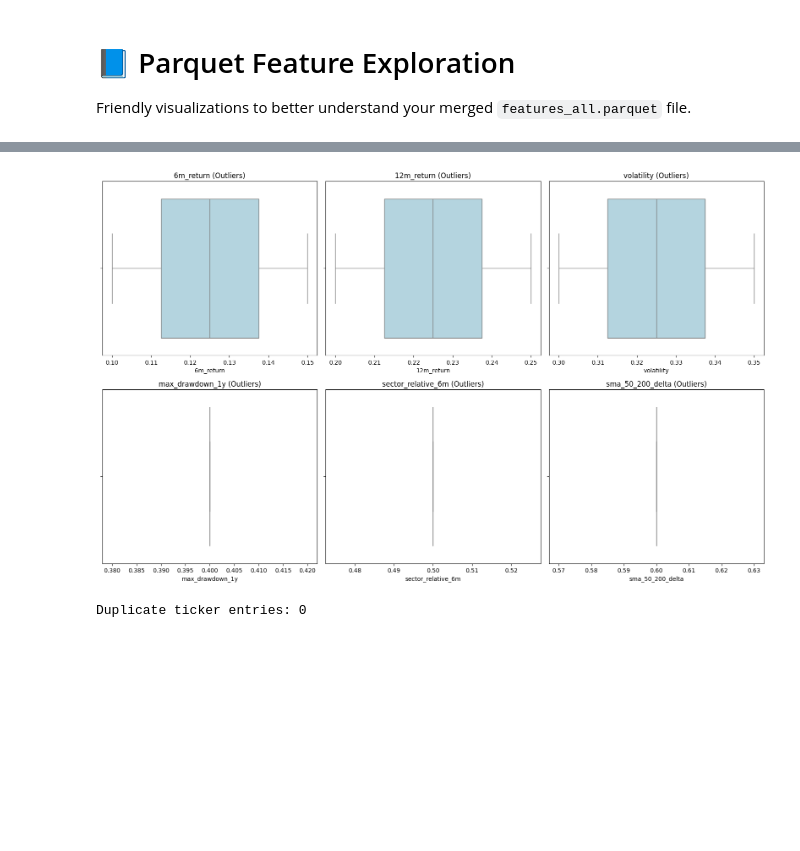
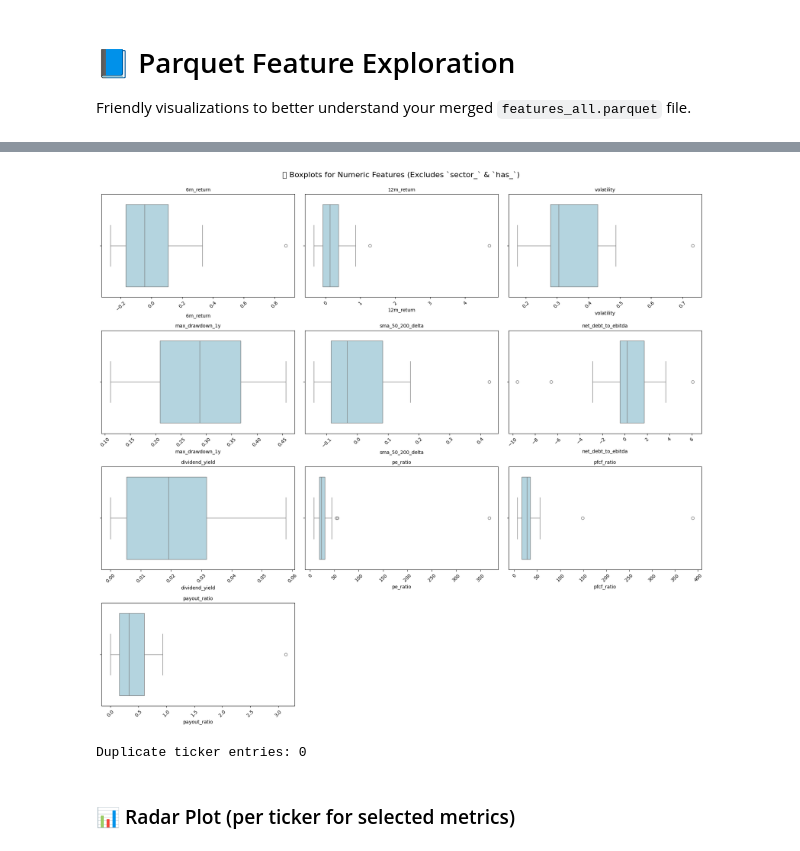
Before and after one commit to IMGitH/dvmax, a Jupyter notebook: explore_parquet.ipynb, the cells around one changed output, grey strips where cells are left out. Drawn from its saved outputs; the diff is of its cells as text; code cells hidden in the pictures; blank space fills up the shorter version.

```diff
--- a/explore_parquet.ipynb
+++ b/explore_parquet.ipynb
@@ -6,10 +6,12 @@ Friendly visualizations to better understand your merged `features_all.parquet`
 import polars as pl
 import matplotlib.pyplot as plt
 import seaborn as sns
+import numpy as np
+
 
 # 📁 Load the merged Parquet
-# parquet_path = "features_all.parquet"
-parquet_path = "/tmp/pytest-of-codespace/pytest-8/test_generate_feature_parquets0/features_parquet/features_all.parquet"
+parquet_path = "features_parquet/22-05-2025/features_all.parquet"
+# parquet_path = "/tmp/pytest-of-codespace/pytest-8/test_generate_feature_parquets0/features_parquet/features_all.parquet"
 df = pl.read_parquet(parquet_path)
 
 # 🔁 Convert to pandas for viz (optional)
@@ -25,3 +30,9 @@ pdf.head()
 # %%
-print(pdf[["ticker", "6m_return", "12m_return", "volatility", "dividend_yield"]])
+group_size = 2
+all_columns = [col for col in pdf.columns if col != "ticker"]
+
+for i in range(0, len(all_columns), group_size):
+    cols_to_print = ["ticker"] + all_columns[i:i + group_size]
+    print(pdf[cols_to_print])
+    print("-" * 60)
 # %% [output]
@@ -103,16 +150,33 @@ plt.show()
 # %%
-# 🚨 Outlier detection (simple boxplots)
-numeric_cols = pdf.select_dtypes(include="number").columns[:6]  # limit to first 6 for readability
+# Step 1: Filter numeric columns
+pdf_numeric = pdf.select_dtypes(include="number")
 
-plt.figure(figsize=(16, 10))
+# Step 2: Drop sector_ and has_ columns
+pdf_numeric = pdf_numeric.drop(columns=[
+    col for col in pdf_numeric.columns if col.startswith("sector_") or col.startswith("has_")
+])
+
+# Step 3: Drop columns with only NaNs or non-finite values
+pdf_numeric = pdf_numeric.loc[:, np.isfinite(pdf_numeric).all()]
+
+# Step 4: Plot all numeric columns (adjust subplot grid dynamically)
+numeric_cols = pdf_numeric.columns
+n_cols = 3  # number of plots per row
+n_rows = int(np.ceil(len(numeric_cols) / n_cols))
+
+plt.figure(figsize=(6 * n_cols, 4 * n_rows))
+
 for i, col in enumerate(numeric_cols, 1):
-    plt.subplot(2, 3, i)
-    sns.boxplot(x=pdf[col], color="lightblue")
-    plt.title(f"{col} (Outliers)")
+    plt.subplot(n_rows, n_cols, i)
+    sns.boxplot(x=pdf_numeric[col], color="lightblue")
+    plt.title(f"{col}", fontsize=10)
+    plt.xticks(rotation=45)
+
 plt.tight_layout()
+plt.suptitle("📦 Boxplots for Numeric Features (Excludes `sector_` & `has_`)", fontsize=16, y=1.02)
 plt.show()
 # %% [output]
-[figure, old version]
+[figure, new version]
 # %%
 # 🧪 Check for duplicate rows or tickers
 if "ticker" in pdf.columns:
@@ -122,3 +186,5 @@ else:
     print("No 'ticker' column found.")
 # %% [output]
 Duplicate ticker entries: 0
+# %% [markdown]
+### 📊 Radar Plot (per ticker for selected metrics)
```
Also changed, not shown: parts of 7 cells of this notebook.
